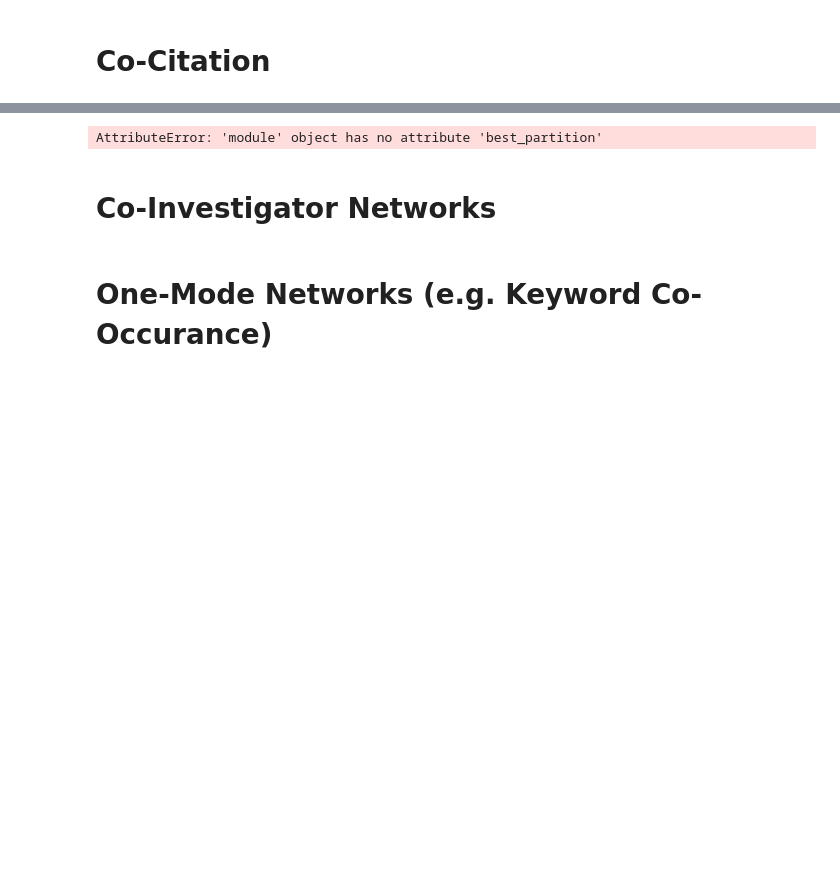
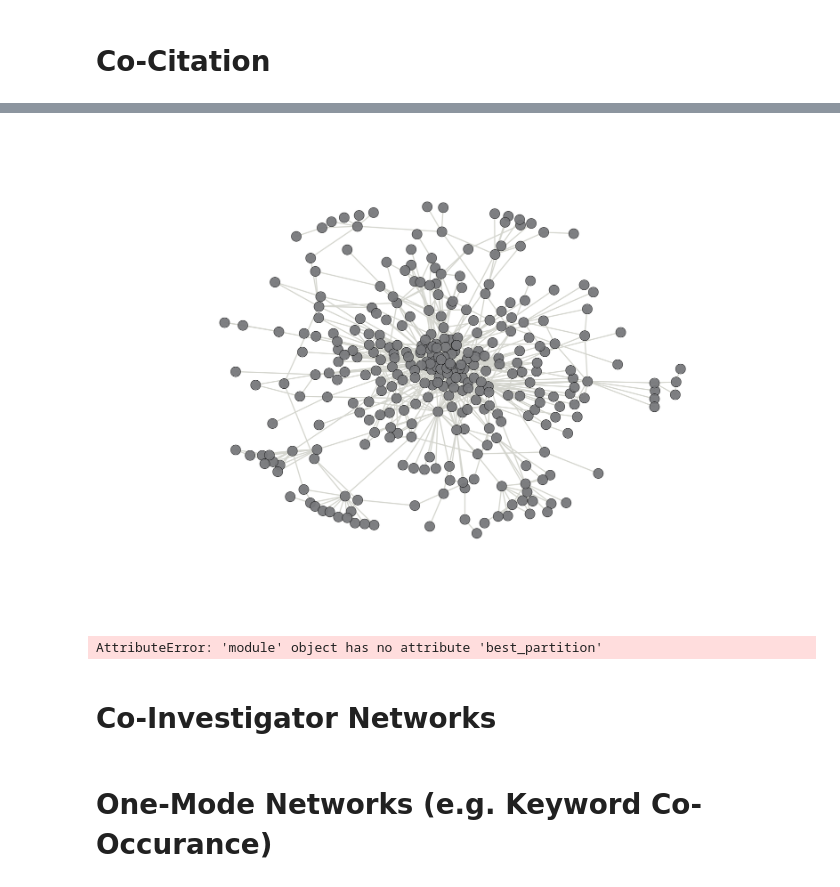
Before and after one commit to mclevey/metaknowledge_article_supplement, a Jupyter notebook: 4_network_analysis.ipynb, the cells around one changed output, grey strips where cells are left out. Saved outputs shown, nothing was run; the diff lists cells and outputs as text; code cells hidden in the pictures; blank space fills up the shorter version.

```diff
--- a/4_network_analysis.ipynb
+++ b/4_network_analysis.ipynb
@@ -72 +117,10 @@ mk.dropEdges(journal_cocite , minWeight = 3)
+# %%
+# visualize the giant component only
+giantJournal = max(nx.connected_component_subgraphs(journal_cocite), key=len)
+# %%
+nx.draw_spring(giantJournal, with_labels = False, node_size = 75,
+              node_color = "#77787B", edge_color = "#D4D5CE", alpha = .95)
+plt.savefig('figures/network_journal_cocite.pdf')
+# %% [output]
+[figure, added]
 # %%
```
Also changed, not shown: parts of 30 cells of this notebook, 13 other files.
